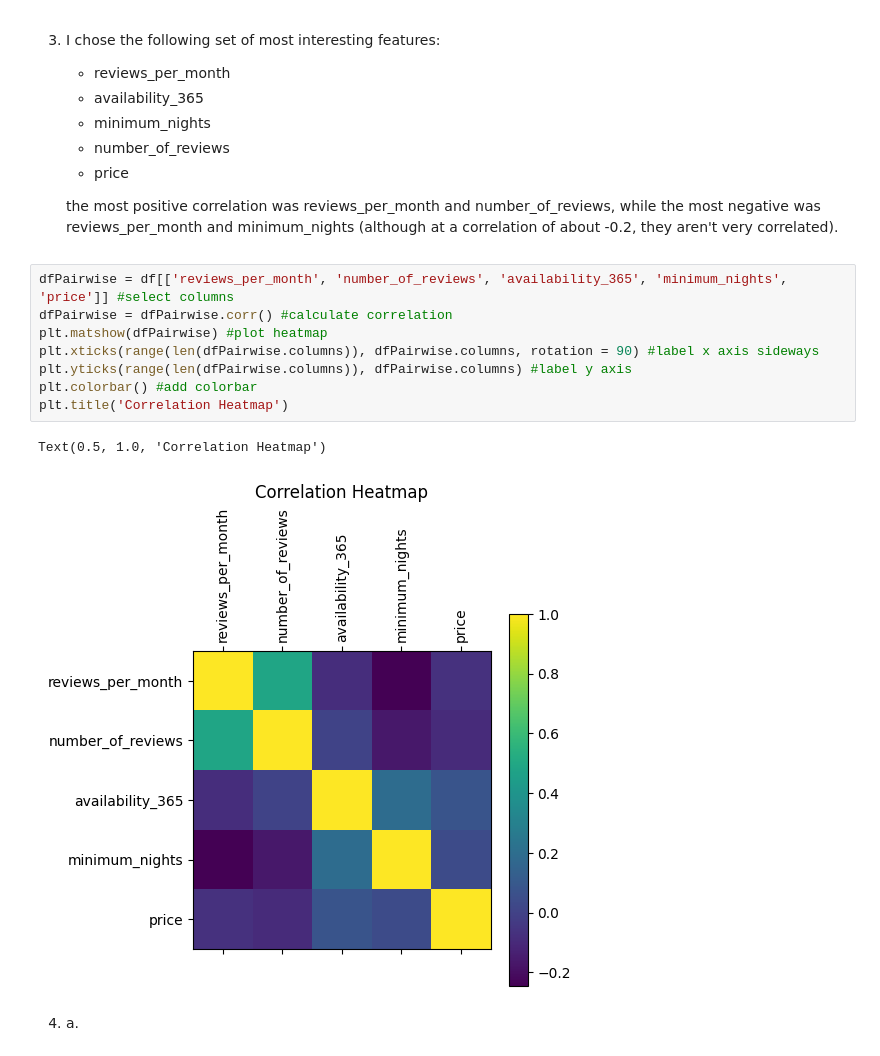
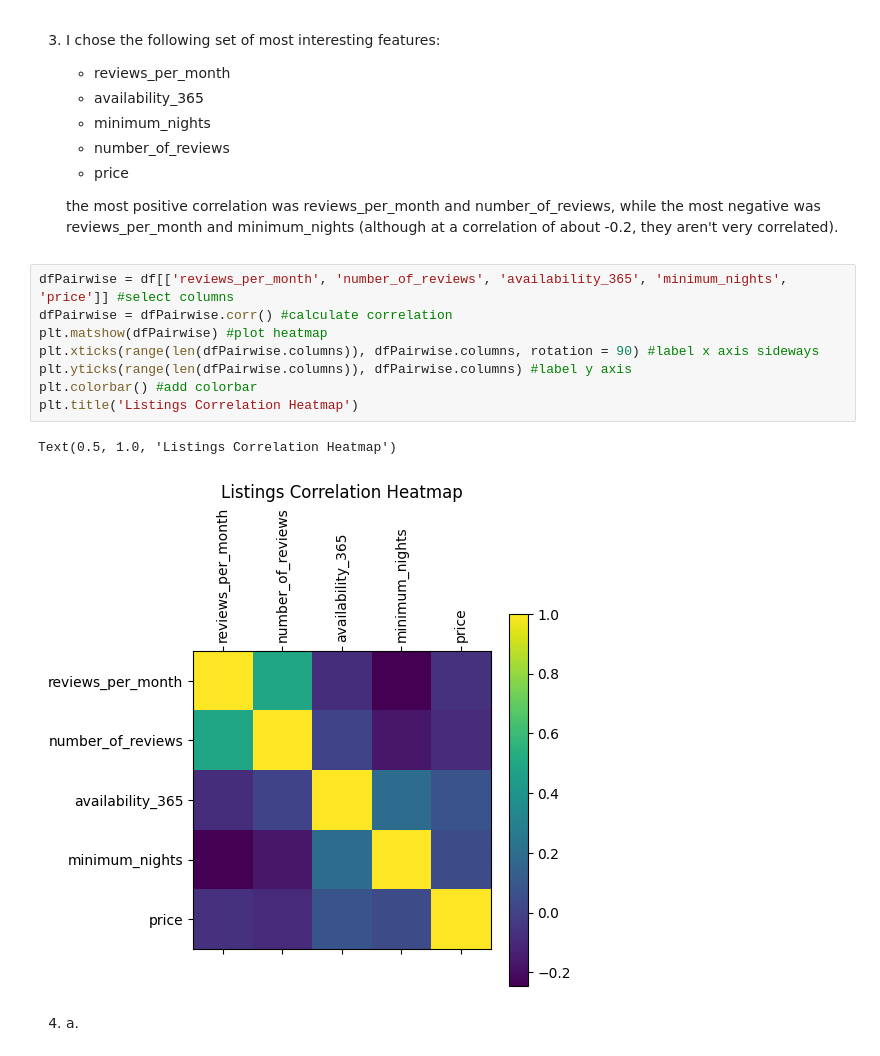
Before and after one commit to LeeEisenberg/CSE351HW2, a Jupyter notebook: cse351_hw2_code_eisenberg_lee_115520338.ipynb, the cells around one changed output. Drawn from its saved outputs; the diff is of its cells as text.

```diff
--- a/cse351_hw2_code_eisenberg_lee_115520338.ipynb
+++ b/cse351_hw2_code_eisenberg_lee_115520338.ipynb
@@ -76,14 +76,14 @@ Text(0.5, 1.0, 'Mean Price by Neighborhood Group')
 # %%
 dfPairwise = df[['reviews_per_month', 'number_of_reviews', 'availability_365', 'minimum_nights', 'price']] #select columns
 dfPairwise = dfPairwise.corr() #calculate correlation
 plt.matshow(dfPairwise) #plot heatmap
 plt.xticks(range(len(dfPairwise.columns)), dfPairwise.columns, rotation = 90) #label x axis sideways
 plt.yticks(range(len(dfPairwise.columns)), dfPairwise.columns) #label y axis
 plt.colorbar() #add colorbar
-plt.title('Correlation Heatmap')
+plt.title('Listings Correlation Heatmap')
 # %% [output]
-Text(0.5, 1.0, 'Correlation Heatmap')
+Text(0.5, 1.0, 'Listings Correlation Heatmap')
-[figure, old version]
+[figure, new version]
 # %% [markdown]
 4. a.
 # %%
```
Also changed, not shown: parts of 4 cells of this notebook.
